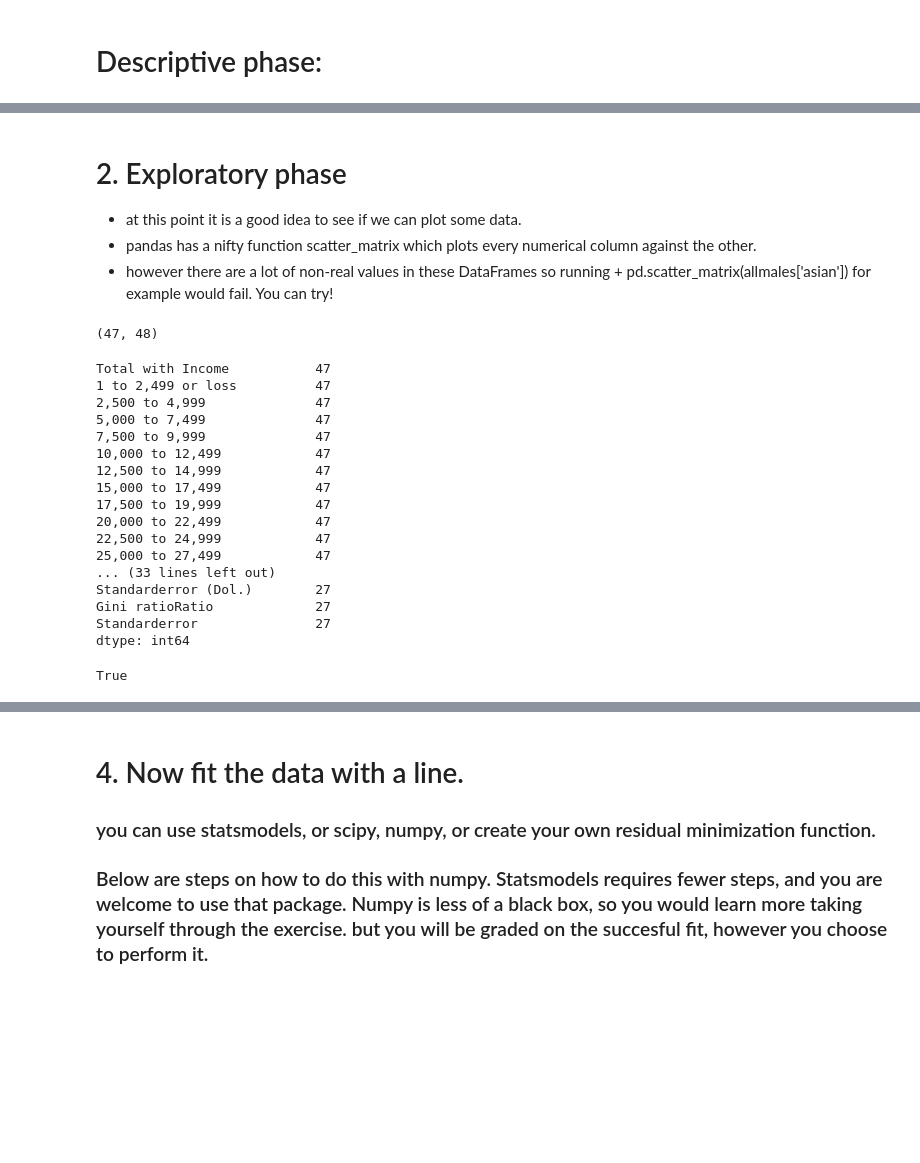
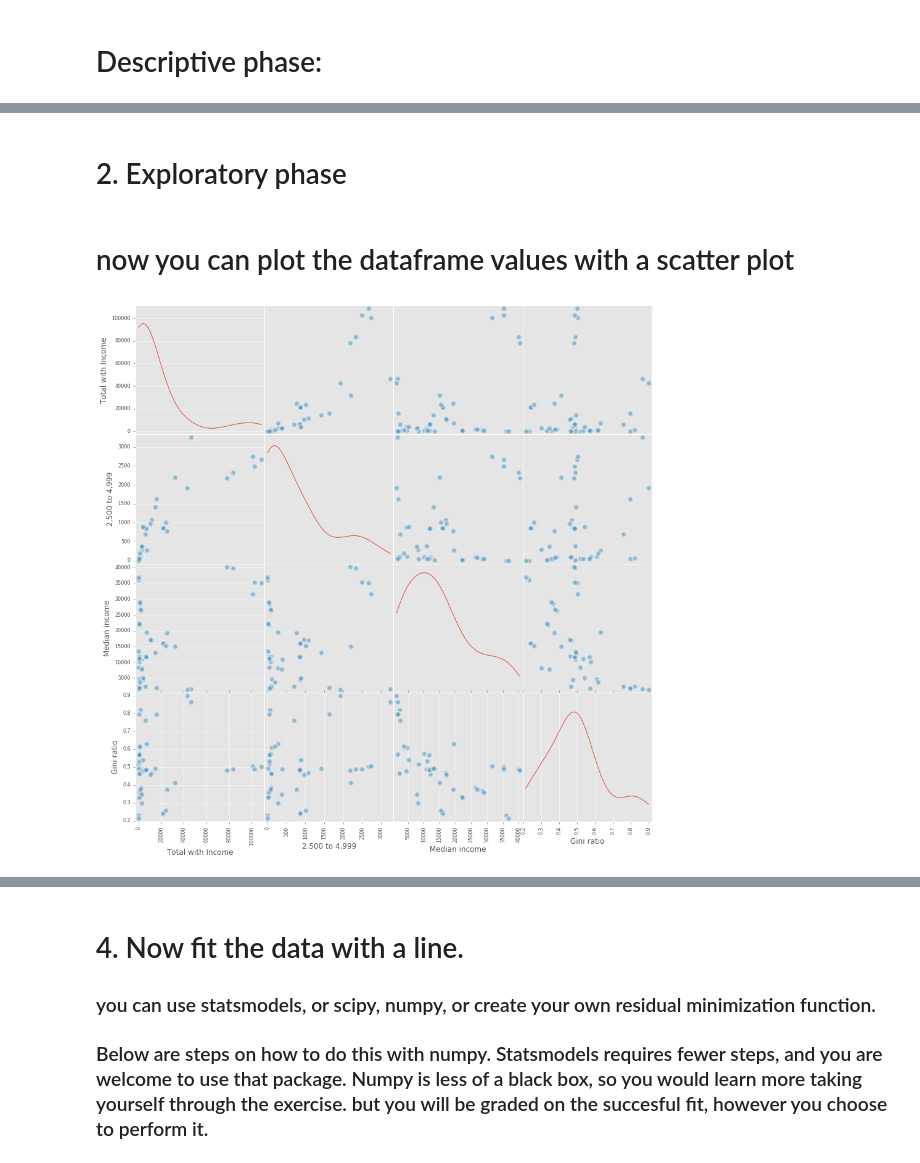
Before and after one commit to ian-wright/NYUclass-urban-informatics, a Jupyter notebook: HW5_iw453/hw5_assign2.ipynb, the cells around one changed output, grey strips where cells are left out. Saved outputs shown, nothing was run; the diff lists cells and outputs as text; code cells hidden in the pictures; blank space fills up the shorter version.

```diff
--- a/HW5_iw453/hw5_assign2.ipynb
+++ b/HW5_iw453/hw5_assign2.ipynb
@@ -30,0 +10,10 @@ YouTubeVideo("G_ikzQM93W8")
+# %%
+import numpy as np
+import pylab as pl
+import pandas as pd
+from scipy.optimize import minimize
+import matplotlib.pyplot as plt
+from matplotlib.legend_handler import HandlerLine2D
+plt.style.use('ggplot')
+import statsmodels.formula.api as sm
+%pylab inline
@@ -168,0 +43,15 @@ Index([u'Total with Income', u'1 to 2,499 or loss', u'2,500 to 4,999',
+# %%
+allmales = {}
+allfemales = {}
+# get data (could probably do this more elegantly with urllib or requests APIs)
+allmales['all'] = pd.read_excel('http://cosmo.nyu.edu/~fb55/PUI2016/data/pinc08_2_1_1.xls', header=9).dropna()
+allmales['White'] = pd.read_excel('http://cosmo.nyu.edu/~fb55/PUI2016/data/pinc08_2_1_4.xls',header=9).dropna()
+allmales['Black'] = pd.read_excel('http://cosmo.nyu.edu/~fb55/PUI2016/data/pinc08_2_1_6.xls',header=9).dropna()
+allmales['Asian'] = pd.read_excel('http://cosmo.nyu.edu/~fb55/PUI2016/data/pinc08_2_1_8.xls',header=9).dropna()
+allmales['Hispanic'] = pd.read_excel('http://cosmo.nyu.edu/~fb55/PUI2016/data/pinc08_2_1_9.xls',header=9).dropna()
+allfemales['all'] = pd.read_excel('http://cosmo.nyu.edu/~fb55/PUI2016/data/pinc08_3_1_1.xls',header=9).dropna()
+allfemales['White'] = pd.read_excel('http://cosmo.nyu.edu/~fb55/PUI2016/data/pinc08_3_1_4.xls',header=9).dropna()
+allfemales['Black'] = pd.read_excel('http://cosmo.nyu.edu/~fb55/PUI2016/data/pinc08_3_1_6.xls',header=9).dropna()
+allfemales['Asian'] = pd.read_excel('http://cosmo.nyu.edu/~fb55/PUI2016/data/pinc08_3_1_8.xls',header=9).dropna()
+allfemales['Hispanic'] = pd.read_excel('http://cosmo.nyu.edu/~fb55/PUI2016/data/pinc08_3_1_9.xls',header=9).dropna()
+print 'all loaded'
@@ -197,40 +137,11 @@ freq               20
-# %% [markdown]
-# 2. Exploratory phase
-+ at this point it is a good idea to see if we can plot some data.
-+ pandas has a nifty function scatter_matrix which plots every numerical column against the other.
-+ however there are a lot of non-real values in these DataFrames so running + pd.scatter_matrix(allmales['asian']) for example would fail. You can try!
+# %% [markdown]
+# 2. Exploratory phase
+# %% [markdown]
+# now you can plot the dataframe values with a scatter plot
 # %%
-# only columns containing real numerical values
-# are plotted with scatter_matrix.
-# But we are interested in median income but it wont get plotted,
-# due to bad values in the column
-
-fig = pd.scatter_matrix(allmales['all']
-                   [[u'Total with Income', u'2,500 to 4,999',
-                     u'Median incomeValue(Dol.)', u'Gini ratioRatio']],
-                   linewidth= 3, s=500, figsize=(15,15),
-                        diagonal='kde')
-plt.show()
+# plot a scatter matrix of 4 of the dimensions from male dataset
+allmale_scatter = pd.scatter_matrix(allmales['all']
+                   [[u'Total with Income', u'2,500 to 4,999', u'Median income', u'Gini ratio']],
+                   linewidth=3, s=300, figsize=(15, 15), diagonal='kde')
+# %% [output]
+[figure, added]
-# %%
-#the real values in the Median income row are fewer than the number of rows
-print (allmales['asian'].shape)
-allmales['asian'].applymap(np.isreal).sum()
-# %% [output]
-(47, 48)
-Total with Income           47
-1 to 2,499 or loss          47
-2,500 to 4,999              47
-5,000 to 7,499              47
-7,500 to 9,999              47
-10,000 to 12,499            47
-12,500 to 14,999            47
-15,000 to 17,499            47
-17,500 to 19,999            47
-20,000 to 22,499            47
-22,500 to 24,999            47
-25,000 to 27,499            47
-... (33 lines left out)
-Standarderror (Dol.)        27
-Gini ratioRatio             27
-Standarderror               27
-dtype: int64
@@ -243,4 +147,0 @@ def clean_df(x):
-# %%
-np.isreal(np.nan)
-# %% [output]
-True
```
Also changed, not shown: parts of 62 cells of this notebook.
